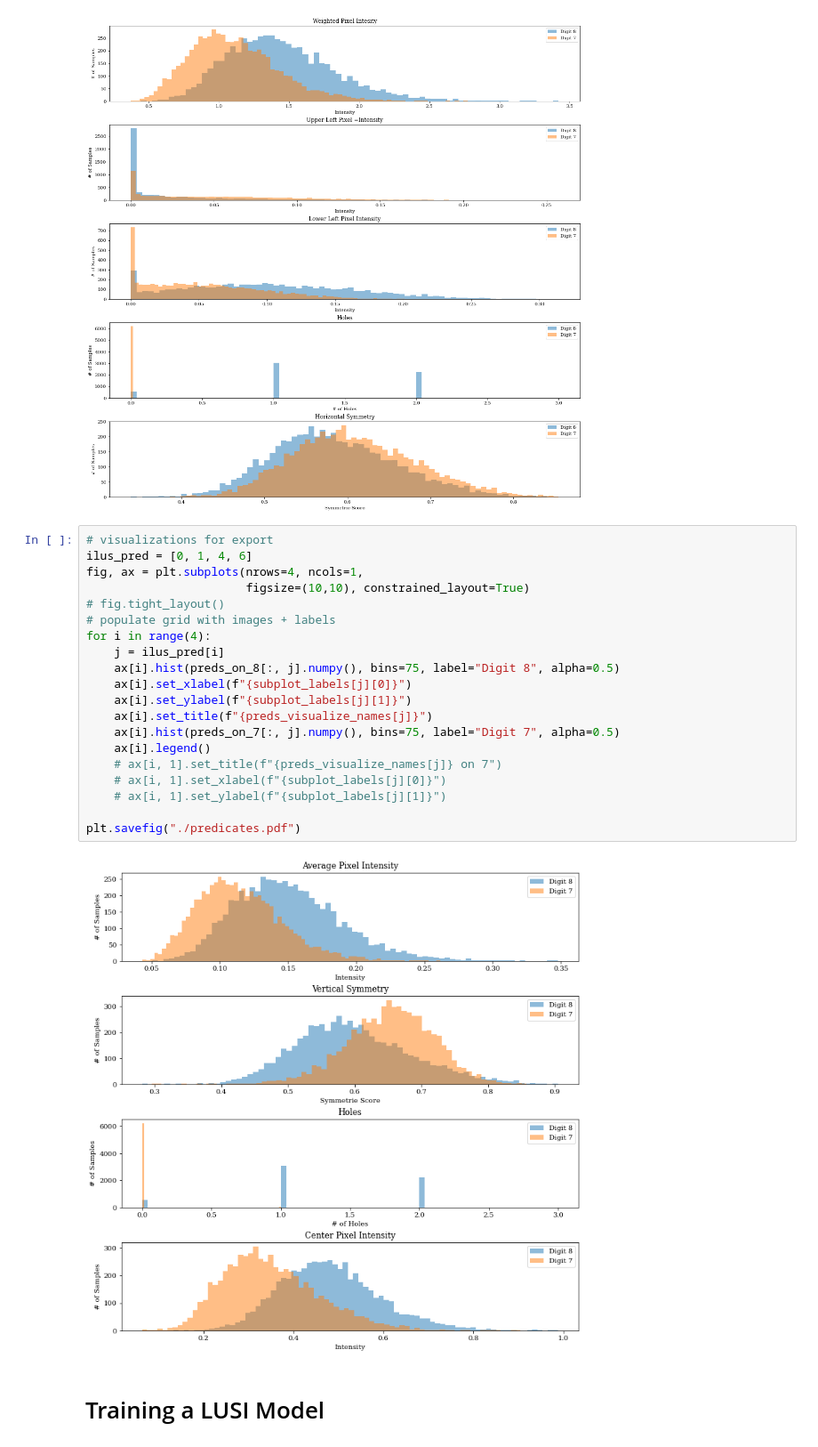
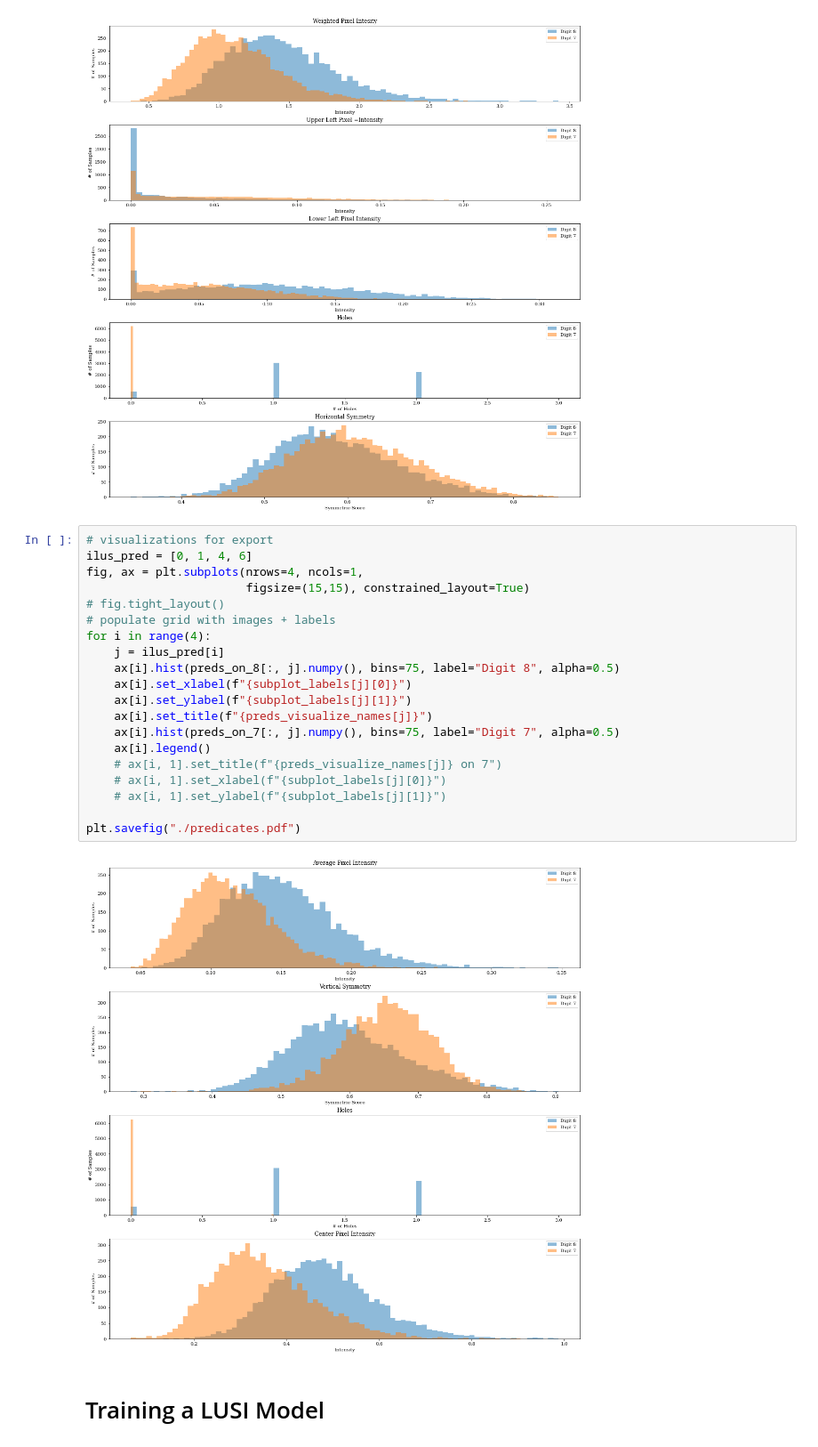
Before and after one commit to anloehr-1097/LUSI_bt, a Jupyter notebook: LearningUsingStatisticalInvariants_AL.ipynb, the cells around one changed output. Shown: that part at 89% size. Cells and saved outputs as stored; diff of their text form.

```diff
--- a/LearningUsingStatisticalInvariants_AL.ipynb
+++ b/LearningUsingStatisticalInvariants_AL.ipynb
@@ -125,25 +125,25 @@ for i in range(5):
 # %%
 # visualizations for export
 ilus_pred = [0, 1, 4, 6]
 fig, ax = plt.subplots(nrows=4, ncols=1,
-                       figsize=(10,10), constrained_layout=True)
+                       figsize=(15,15), constrained_layout=True)
 # fig.tight_layout()
 # populate grid with images + labels
 for i in range(4):
     j = ilus_pred[i]
     ax[i].hist(preds_on_8[:, j].numpy(), bins=75, label="Digit 8", alpha=0.5)
     ax[i].set_xlabel(f"{subplot_labels[j][0]}")
     ax[i].set_ylabel(f"{subplot_labels[j][1]}")
     ax[i].set_title(f"{preds_visualize_names[j]}")
     ax[i].hist(preds_on_7[:, j].numpy(), bins=75, label="Digit 7", alpha=0.5)
     ax[i].legend()
     # ax[i, 1].set_title(f"{preds_visualize_names[j]} on 7")
     # ax[i, 1].set_xlabel(f"{subplot_labels[j][0]}")
     # ax[i, 1].set_ylabel(f"{subplot_labels[j][1]}")
 
 plt.savefig("./predicates.pdf")
 # %% [output]
-[figure, old version]
+[figure, new version]
 # %% [markdown]
 # Training a LUSI Model
 # %% [markdown]
```
Also changed, not shown: parts of 8 cells of this notebook, 1 other file.
